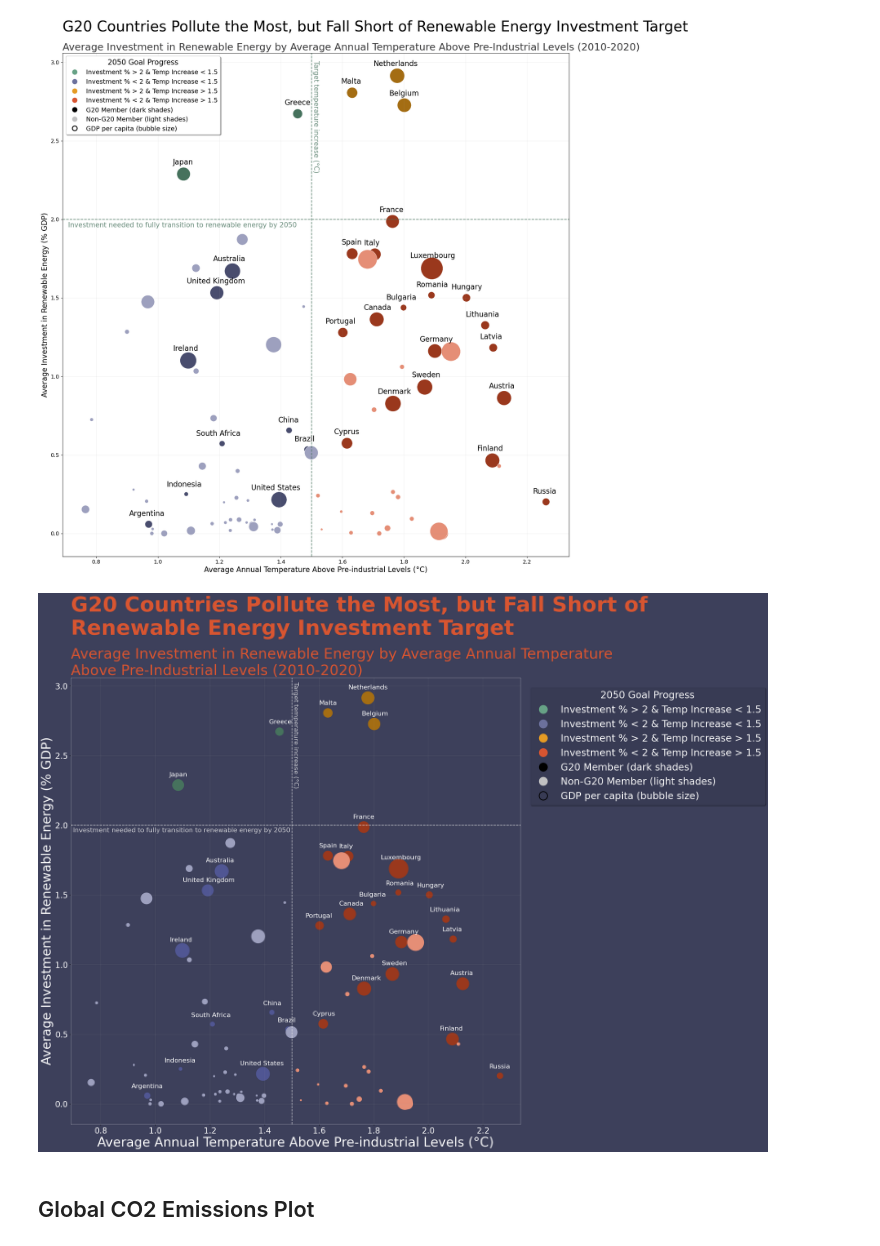
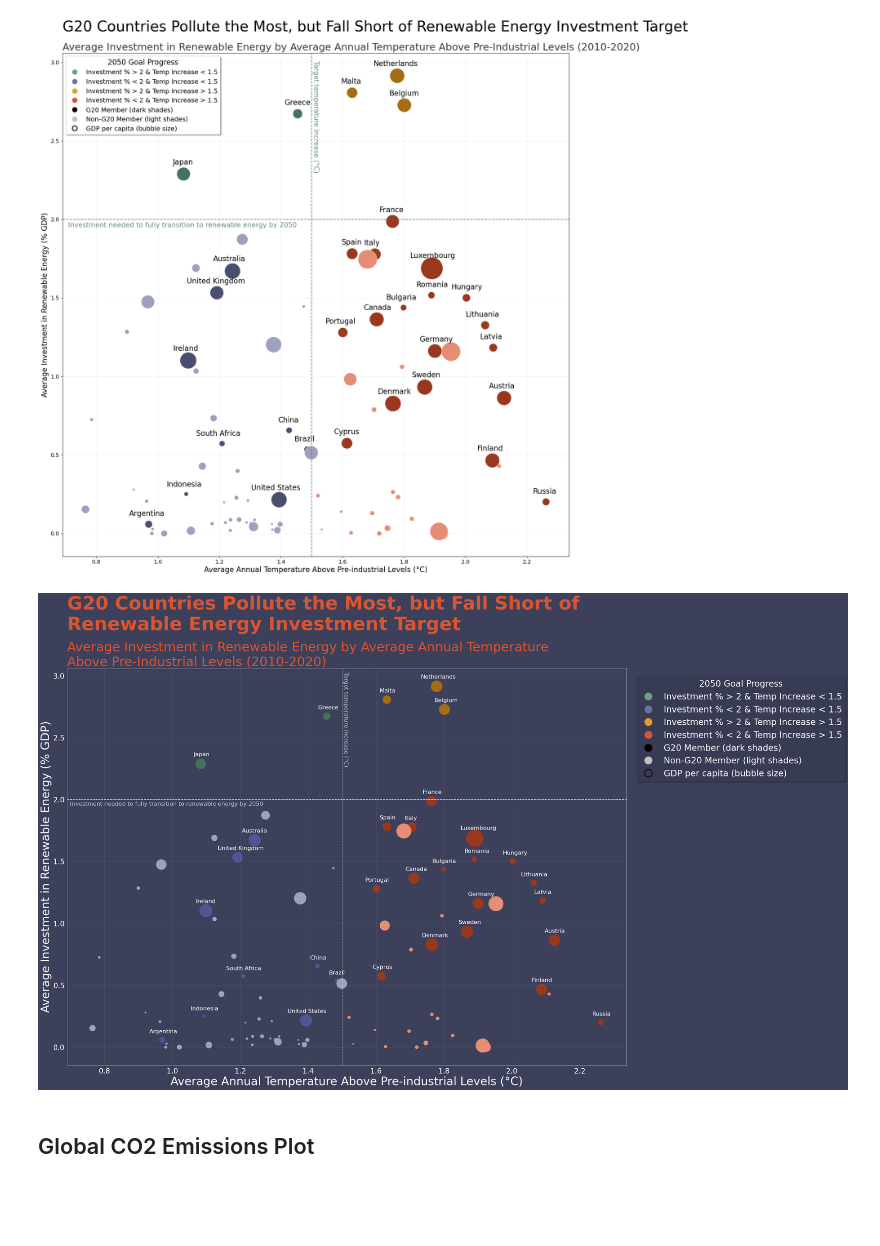
Before and after one commit to simonabors/worlddataviz, a Jupyter notebook: What_just_happened_viz.ipynb, the cells around one changed output. Saved outputs shown, nothing was run; the diff lists cells and outputs as text; code cells hidden in the pictures; blank space fills up the shorter version.

Commit message:
Wrapping chart outputs.

```diff
--- a/What_just_happened_viz.ipynb
+++ b/What_just_happened_viz.ipynb
@@ -596,7 +596,7 @@ plt.show()
 # %%
 # plot with dark background
 
-fig, ax = plt.subplots(1, figsize=(20, 20))
+fig, ax = plt.subplots(1, figsize=(28, 20))
 fig.set_facecolor('#3d405b')
 ax.set_facecolor('#3d405b')
 ax.spines['bottom'].set_color('white')
@@ -651,36 +651,36 @@ gdp_legend = mlines.Line2D([], [], color='White', marker='o', linestyle='None',
 
 labels = ['Investment % > 2 & Temp Increase < 1.5', 'Investment % < 2 & Temp Increase < 1.5', 'Investment % > 2 & Temp Increase > 1.5', 'Investment % < 2 & Temp Increase > 1.5', 'G20 Member (dark shades)', 'Non-G20 Member (light shades)', 'GDP per capita (bubble size)']
 handles = [green_legend, blue_legend, orange_legend, red_legend, dark_legend, light_legend, gdp_legend]
 # move legend outside of plot, and make labels and title white
 legend = plt.legend(handles=handles, labels = labels, loc='upper left', title='2050 Goal Progress', markerscale=0.6, fontsize=24, title_fontsize=24, facecolor='#3d405b', edgecolor='#3d405b', framealpha=0.8, bbox_to_anchor=(1.01, 0.99), labelcolor='white', frameon=True, fancybox=True, shadow=True)
 
 plt.setp(legend.get_title(), color='white')
 
 plt.grid(alpha=0.18)
 
 plt.axvline(x = 1.5, color = '#F2F2F2', linestyle = '--', alpha=0.8)
 plt.annotate(f'Target temperature increase ({chr(176)}C)', (1.503, 2.27), color = '#F2F2F2', alpha=0.8, rotation=270, fontsize=16)
 
 plt.axhline(y = 2, color = '#F2F2F2', linestyle = '--', alpha=0.8)
 plt.annotate('Investment needed to fully transition to renewable energy by 2050', (0.6982, 1.95), color = '#F2F2F2', alpha=0.8, fontsize=16)
 
 for i, txt in enumerate(invest_vs_impact2.index):
     if invest_vs_impact2['g20'][i] == 'Yes':
-        plt.annotate(txt, (invest_vs_impact2['temp_delta_avg'][i] - (0.0065 * len(txt)), invest_vs_impact2['renew_invest_avg'][i] + (0.0057 * np.log(iiplot_data.iloc[i]['gdp_per_capita_avg']))), fontsize=16, color='white')
+        plt.annotate(txt, (invest_vs_impact2['temp_delta_avg'][i] - (0.0042 * len(txt)), invest_vs_impact2['renew_invest_avg'][i] + (0.0057 * np.log(iiplot_data.iloc[i]['gdp_per_capita_avg']))), fontsize=16, color='white')
     else:
         continue
 
 plt.suptitle('G20 Countries Pollute the Most, but Fall Short of \nRenewable Energy Investment Target', weight='bold', fontsize=52, y=1.021, x=0.125, ha='left', color = '#D85531')
 plt.title('Average Investment in Renewable Energy by Average Annual Temperature \nAbove Pre-Industrial Levels (2010-2020)', weight=1.4, fontsize=36, loc= 'left', color = '#D85531')
 plt.xlabel(f'Average Annual Temperature Above Pre-industrial Levels ({chr(176)}C)', fontsize=32, color='white')
 plt.ylabel('Average Investment in Renewable Energy (% GDP)', fontsize=32, color = 'white')
 plt.xticks(fontsize=20, color = 'white')
 plt.yticks(fontsize=20, color = 'white')
 
-plt.savefig('PosterSubmission_darkcolorquad.svg', format='svg')
+plt.savefig('PosterSubmission_darkcolorquad.svg', format='svg', bbox_inches='tight')
 plt.show()
 # %% [output]
-[figure, old version]
+[figure, new version]
 # %% [markdown]
 ## Global CO2 Emissions Plot
 # %%
```
Also changed, not shown: parts of 1 cell of this notebook, 2 other files.
